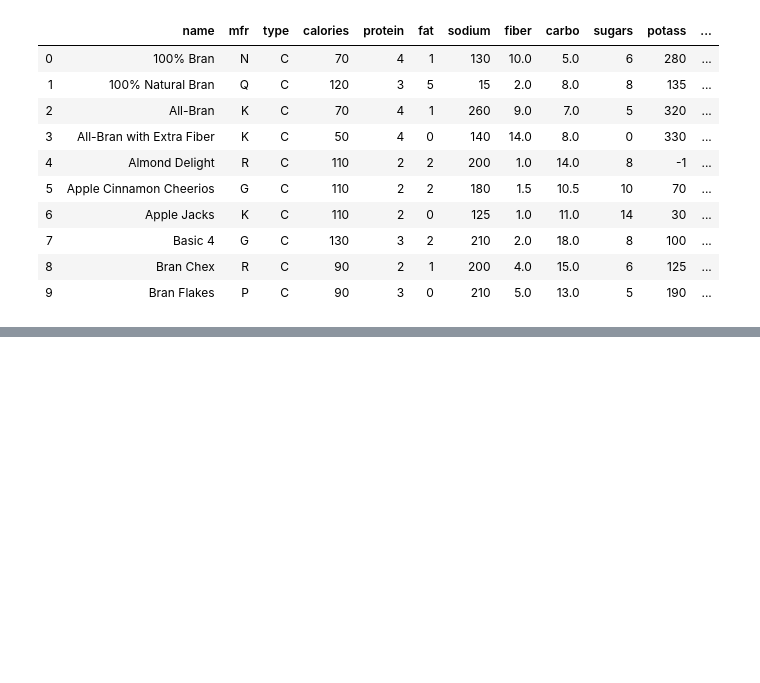
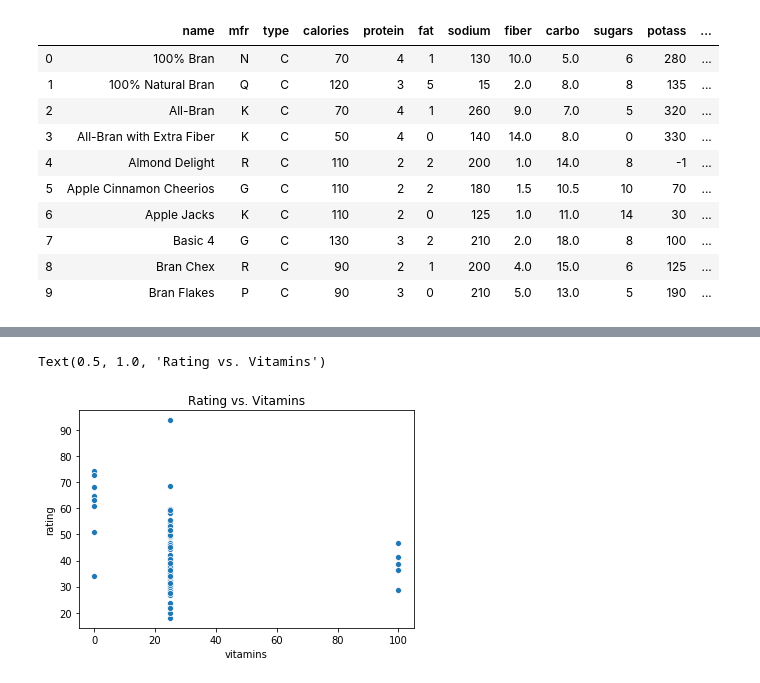
Before and after one commit to tahentx/pv_workbook, a Jupyter notebook: datascience/misc/cereal_eda.ipynb, the cells around one changed output, grey strips where cells are left out. Saved outputs shown, nothing was run; the diff lists cells and outputs as text; code cells hidden in the pictures; blank space fills up the shorter version.

```diff
--- a/datascience/misc/cereal_eda.ipynb
+++ b/datascience/misc/cereal_eda.ipynb
@@ -43,0 +62,6 @@ df.iloc[:,3:]
+# %%
+sns.scatterplot(x='vitamins', y='rating', data=df)
+plt.title('Rating vs. Vitamins')
+# %% [output]
+Text(0.5, 1.0, 'Rating vs. Vitamins')
+[figure, added]
```
Also changed, not shown: parts of 17 cells of this notebook.
